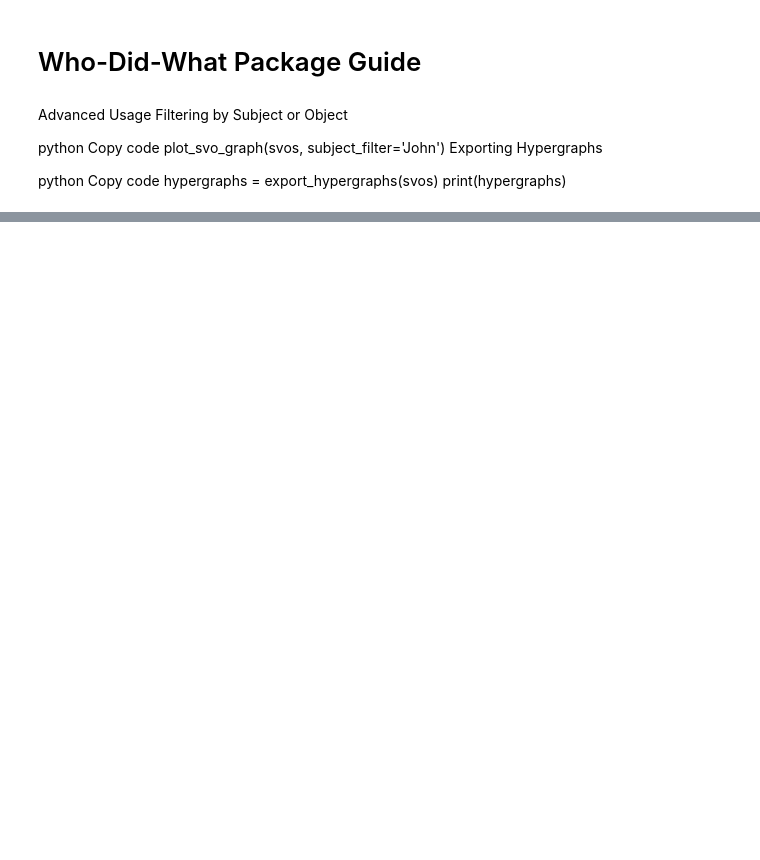
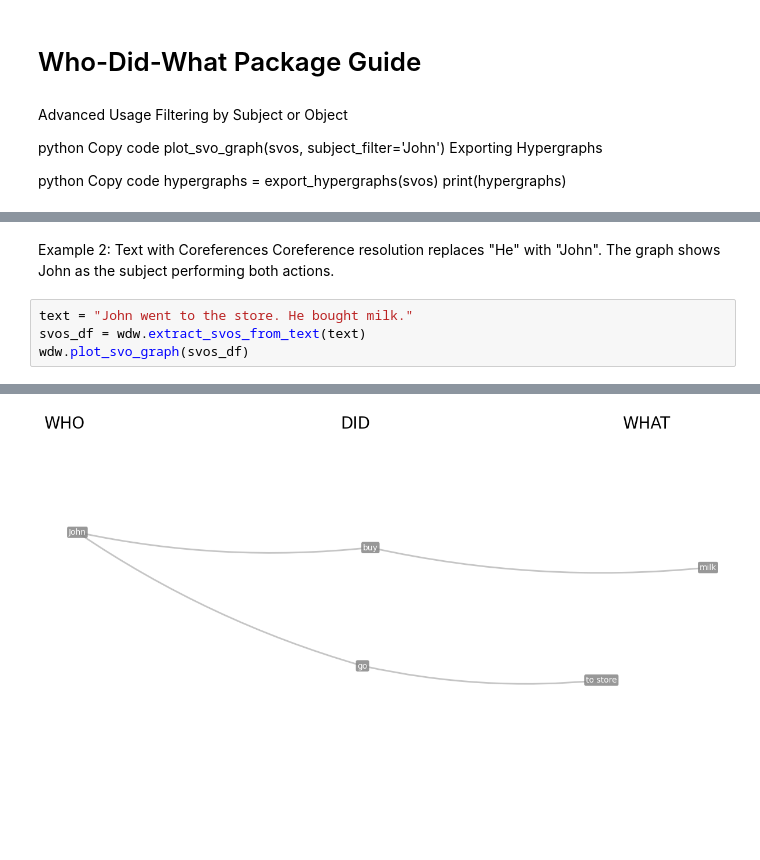
Before and after one commit to RiccardoImprota/Who-Did-What-Networks, a Jupyter notebook: Docs & Guides/Starting Guide.ipynb, the cells around one changed output, grey strips where cells are left out. Cells and saved outputs as stored; diff of their text form; blank space fills up the shorter version.

```diff
--- a/Docs & Guides/Starting Guide.ipynb
+++ b/Docs & Guides/Starting Guide.ipynb
@@ -217,0 +156,9 @@ Copy code
+# %% [markdown]
+Example 2: Text with Coreferences
+Coreference resolution replaces "He" with "John".
+The graph shows John as the subject performing both actions.
+# %%
+text = "John went to the store. He bought milk."
+svos_df = wdw.extract_svos_from_text(text)
+wdw.plot_svo_graph(svos_df)
+# %% [output]
@@ -217,0 +172 @@ Copy code
+[figure, added]
```
Also changed, not shown: parts of 13 cells of this notebook, 2 other files.
